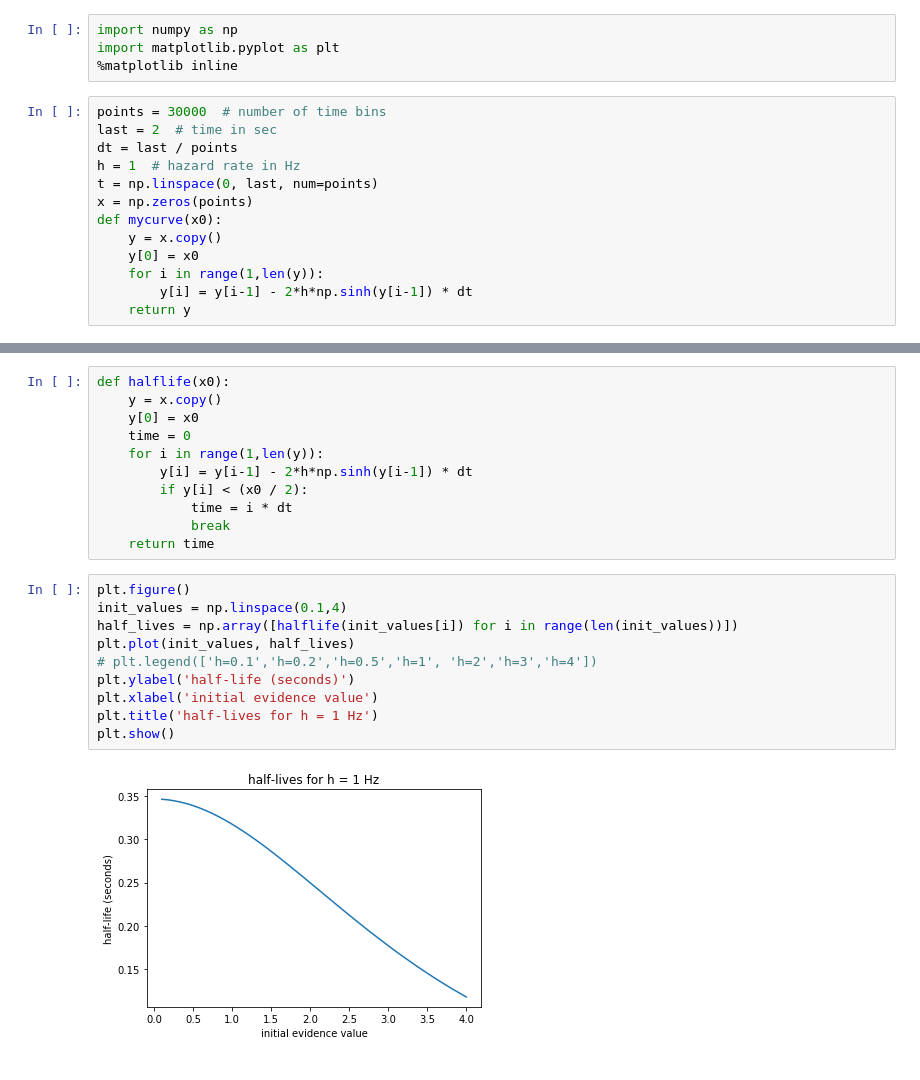
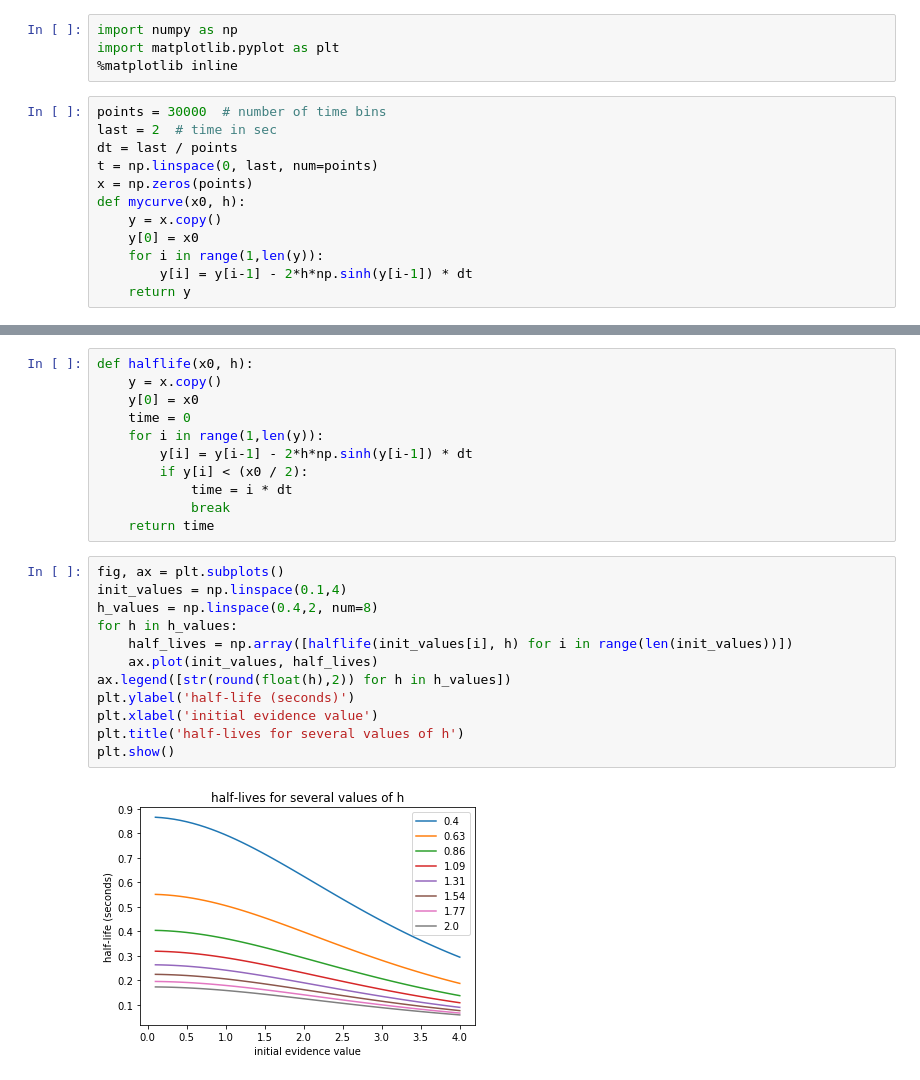
Before and after one commit to aernesto/Code---changing-environment, a Jupyter notebook: ClickTask/Python/forgetting.ipynb, the cells around one changed output, grey strips where cells are left out. Drawn from its saved outputs; the diff is of its cells as text.

Commit message:
forgetting speed for several h

```diff
--- a/ClickTask/Python/forgetting.ipynb
+++ b/ClickTask/Python/forgetting.ipynb
@@ -6,10 +6,9 @@ import matplotlib.pyplot as plt
 points = 30000  # number of time bins
 last = 2  # time in sec
 dt = last / points
-h = 1  # hazard rate in Hz
 t = np.linspace(0, last, num=points)
 x = np.zeros(points)
-def mycurve(x0):
+def mycurve(x0, h):
     y = x.copy()
     y[0] = x0
     for i in range(1,len(y)):
@@ -35,5 +32,5 @@ plt.show()
 # %%
-def halflife(x0):
+def halflife(x0, h):
     y = x.copy()
     y[0] = x0
     time = 0
@@ -44,14 +41,16 @@ def halflife(x0):
             break
     return time
 # %%
-plt.figure()
+fig, ax = plt.subplots()
 init_values = np.linspace(0.1,4)
-half_lives = np.array([halflife(init_values[i]) for i in range(len(init_values))])
-plt.plot(init_values, half_lives)
-# plt.legend(['h=0.1','h=0.2','h=0.5','h=1', 'h=2','h=3','h=4'])
+h_values = np.linspace(0.4,2, num=8)
+for h in h_values:
+    half_lives = np.array([halflife(init_values[i], h) for i in range(len(init_values))])
+    ax.plot(init_values, half_lives)
+ax.legend([str(round(float(h),2)) for h in h_values])
 plt.ylabel('half-life (seconds)')
 plt.xlabel('initial evidence value')
-plt.title('half-lives for h = 1 Hz')
+plt.title('half-lives for several values of h')
 plt.show()
 # %% [output]
-[figure, old version]
+[figure, new version]
```
Also changed, not shown: parts of 1 cell of this notebook.
